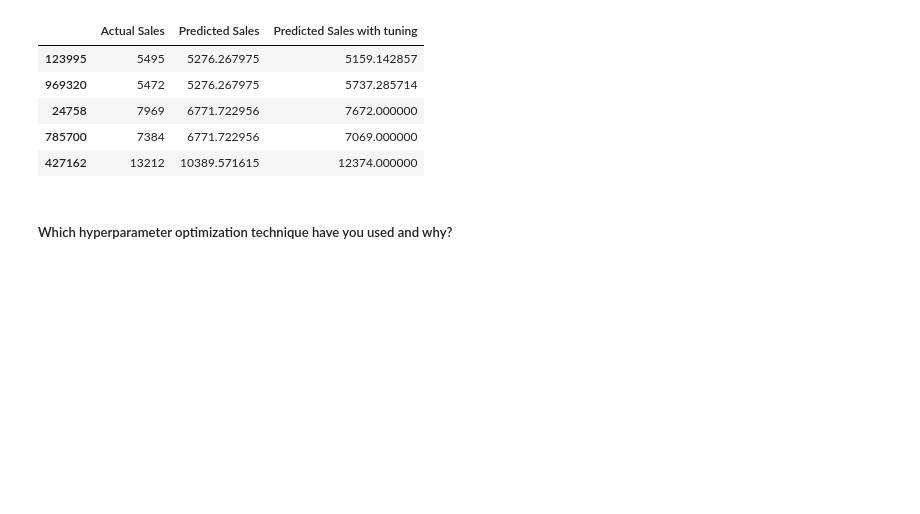
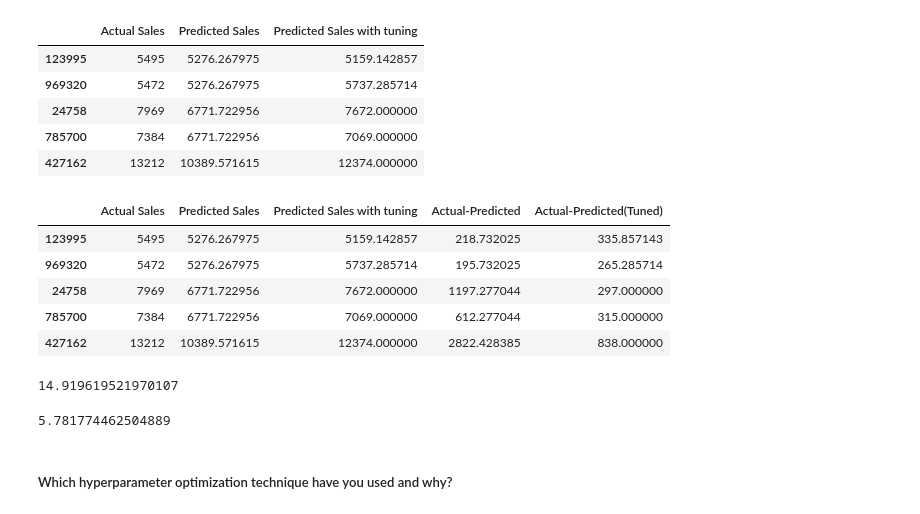
Before and after one commit to Jeetesh-KumarM/CAPSTONE-PROJECT-2-Regression, a Jupyter notebook: Capstone_Project_2_Regression.ipynb, the cells around one changed output. Cells and saved outputs as stored; diff of their text form; code cells hidden in the pictures; blank space fills up the shorter version.

```diff
--- a/Capstone_Project_2_Regression.ipynb
+++ b/Capstone_Project_2_Regression.ipynb
@@ -1461,11 +1464,12 @@ tree = DecisionTreeRegressor(min_samples_split=3, min_samples_leaf=6)
 tree.fit(X_train,y_train)
 print('Model Training score =',tree.score(X_train,y_train),'\n Model Test score',tree.score(X_test,y_test))
 # Predict on the model
-y_pred_dt=tree.predict(X_test)
-mae=mean_absolute_error(y_test,y_pred_dt)
-mape=mean_absolute_percentage_error(y_test,y_pred_dt)
-msqe=mse(y_test,y_pred_dt)
+y_pred_dth=tree.predict(X_test)
+mae=mean_absolute_error(y_test,y_pred_dth)
+mape=mean_absolute_percentage_error(y_test,y_pred_dth)
+msqe=mse(y_test,y_pred_dth)
 rmsqe=np.sqrt(msqe)
-r2=r2_score(y_test,y_pred_dt)
-print(pd.DataFrame([mae,mape,msqe,rmsqe,r2],index=['MAE','MAPE','MSE','RMSE','R2 SCORE']))
+r2=r2_score(y_test,y_pred_dth)
+dt_update_metric=pd.DataFrame([mae,mape,msqe,rmsqe,r2],index=['MAE','MAPE','MSE','RMSE','R2 SCORE'])
+print(dt_update_metric)
 # %% [output]
@@ -1480,7 +1484,6 @@ R2 SCORE       0.960942
 # %%
 #predictions
-y_pred_test = tree.predict(X_test)
-d={'Actual Sales':y_test,'Predicted Sales':y_pred_dt,'Predicted Sales with tuning':y_pred_test}
+d={'Actual Sales':y_test,'Predicted Sales':y_pred_dt,'Predicted Sales with tuning':y_pred_dth}
 x=pd.DataFrame(d)
 print("Decision Tree with Hyper parameter tuning")
 x.head()
@@ -1492,6 +1495,25 @@ Decision Tree with Hyper parameter tuning
 | 24758 | 7969 | 6771.722956 | 7672.000000 |
 | 785700 | 7384 | 6771.722956 | 7069.000000 |
 | 427162 | 13212 | 10389.571615 | 12374.000000 |
+# %%
+x['Actual-Predicted']=abs(x['Actual Sales']-x['Predicted Sales'])
+x['Actual-Predicted(Tuned)']=abs(x['Actual Sales']-x['Predicted Sales with tuning'])
+x.head()
+# %% [output]
+|  | Actual Sales | Predicted Sales | Predicted Sales with tuning | Actual-Predicted | Actual-Predicted(Tuned) |
+| 123995 | 5495 | 5276.267975 | 5159.142857 | 218.732025 | 335.857143 |
+| 969320 | 5472 | 5276.267975 | 5737.285714 | 195.732025 | 265.285714 |
+| 24758 | 7969 | 6771.722956 | 7672.000000 | 1197.277044 | 297.000000 |
+| 785700 | 7384 | 6771.722956 | 7069.000000 | 612.277044 | 315.000000 |
+| 427162 | 13212 | 10389.571615 | 12374.000000 | 2822.428385 | 838.000000 |
+# %%
+(x['Actual-Predicted'].sum()/x['Actual Sales'].sum())*100
+# %% [output]
+14.919619521970107
+# %%
+(x['Actual-Predicted(Tuned)'].sum()/x['Actual Sales'].sum())*100
+# %% [output]
+5.781774462504889
 # %% [markdown]
 ##### Which hyperparameter optimization technique have you used and why?
 # %% [markdown]
```
Also changed, not shown: parts of 13 cells of this notebook.
